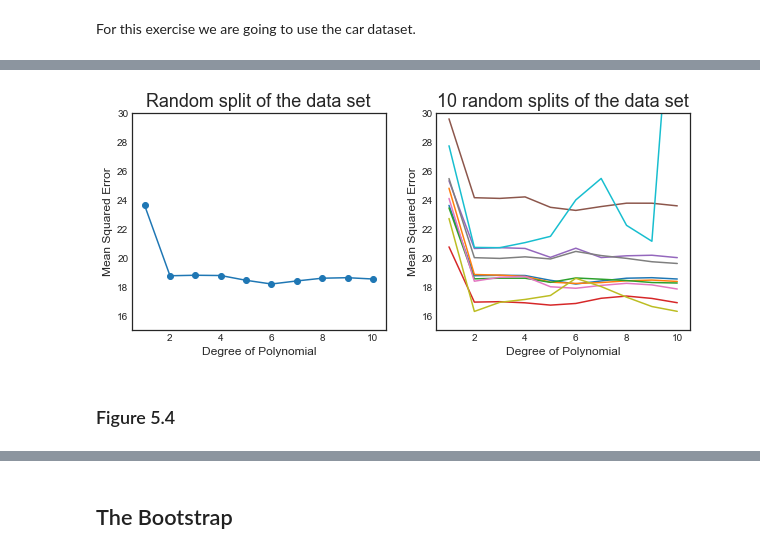
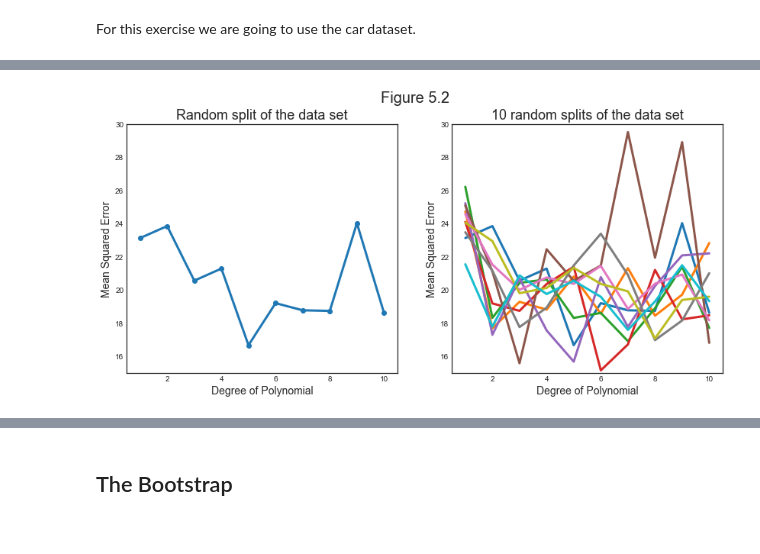
Before and after one commit to matteocourthoud/Machine-Learning-for-Economic-Analysis, a Jupyter notebook: 4_crossvalidation.ipynb, the cells around one changed output, grey strips where cells are left out. Cells and saved outputs as stored; diff of their text form; code cells hidden in the pictures.

Commit message:
figures

```diff
--- a/4_crossvalidation.ipynb
+++ b/4_crossvalidation.ipynb
@@ -65,42 +65,47 @@ http://scikit-learn.org/dev/modules/preprocessing.html#generating-polynomial-fea
 # %%
+# Init
 t_prop = 0.5
-p_order = np.arange(1,11)
-r_state = np.arange(0,10)
+p_order = np.arange(10)
+r_state = np.arange(10)
+scores = np.zeros((p_order.size,r_state.size))
 
-X, Y = np.meshgrid(p_order, r_state, indexing='ij')
-Z = np.zeros((p_order.size,r_state.size))
+# Get X,y
+X = df1.horsepower.values.reshape(-1,1)
+y = df1.mpg.ravel()
 
-regr = skl_lm.LinearRegression()
+# For every polynomial degree
+for i in p_order:
+    # Generate 10 random splits of the dataset
+    for j in r_state:
 
-# Generate 10 random splits of the dataset
-for (i,j),v in np.ndenumerate(Z):
-    poly = PolynomialFeatures(int(X[i,j]))
-    X_poly = poly.fit_transform(df1.horsepower.values.reshape(-1,1))
+        # Generate polynomial
+        X_poly = PolynomialFeatures(i+1).fit_transform(X)
 
-    X_train, X_test, y_train, y_test = train_test_split(X_poly, df1.mpg.ravel(),
-                                                        test_size=t_prop, random_state=Y[i,j])
+        # Split sample in train and test
+        X_train, X_test, y_train, y_test = train_test_split(X_poly, y, test_size=t_prop)
 
-    regr.fit(X_train, y_train)
-    pred = regr.predict(X_test)
-    Z[i,j]= mean_squared_error(y_test, pred)
+        # Fit regression
+        ols = LinearRegression().fit(X_train, y_train)
+        pred = ols.predict(X_test)
+        scores[i,j]= mean_squared_error(y_test, pred)
 # %%
-fig, (ax1, ax2) = plt.subplots(1,2, figsize=(10,4))
+# Figure 5.2
+fig, (ax1, ax2) = plt.subplots(1,2,figsize=(14,6))
+fig.suptitle('Figure 5.2')
 
 # Left plot (first split)
-ax1.plot(X.T[0],Z.T[0], '-o')
+ax1.plot(p_order+1,scores[:,0], '-o')
 ax1.set_title('Random split of the data set')
 
 # Right plot (all splits)
-ax2.plot(X,Z)
+ax2.plot(p_order+1,scores)
 ax2.set_title('10 random splits of the data set')
 
 for ax in fig.axes:
     ax.set_ylabel('Mean Squared Error')
     ax.set_ylim(15,30)
     ax.set_xlabel('Degree of Polynomial')
     ax.set_xlim(0.5,10.5)
     ax.set_xticks(range(2,11,2));
 # %% [output]
-[figure, old version]
+[figure, new version]
-# %% [markdown]
-### Figure 5.4
```
Also changed, not shown: parts of 37 cells of this notebook.
